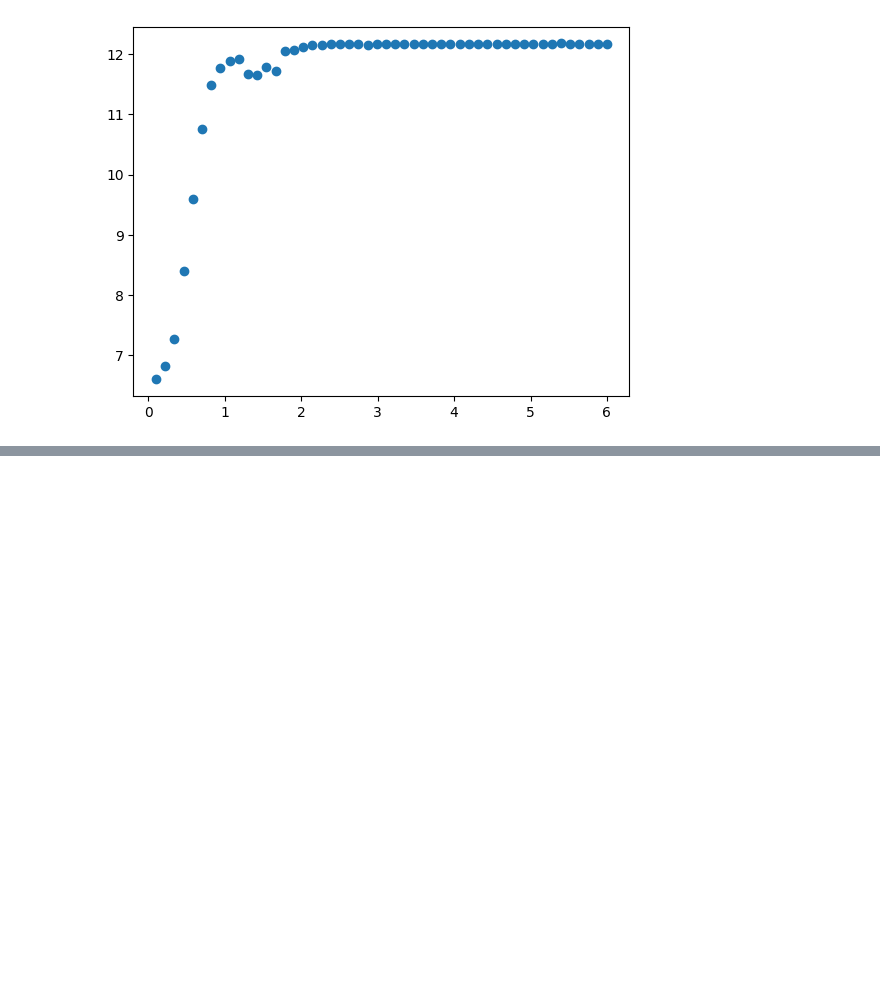
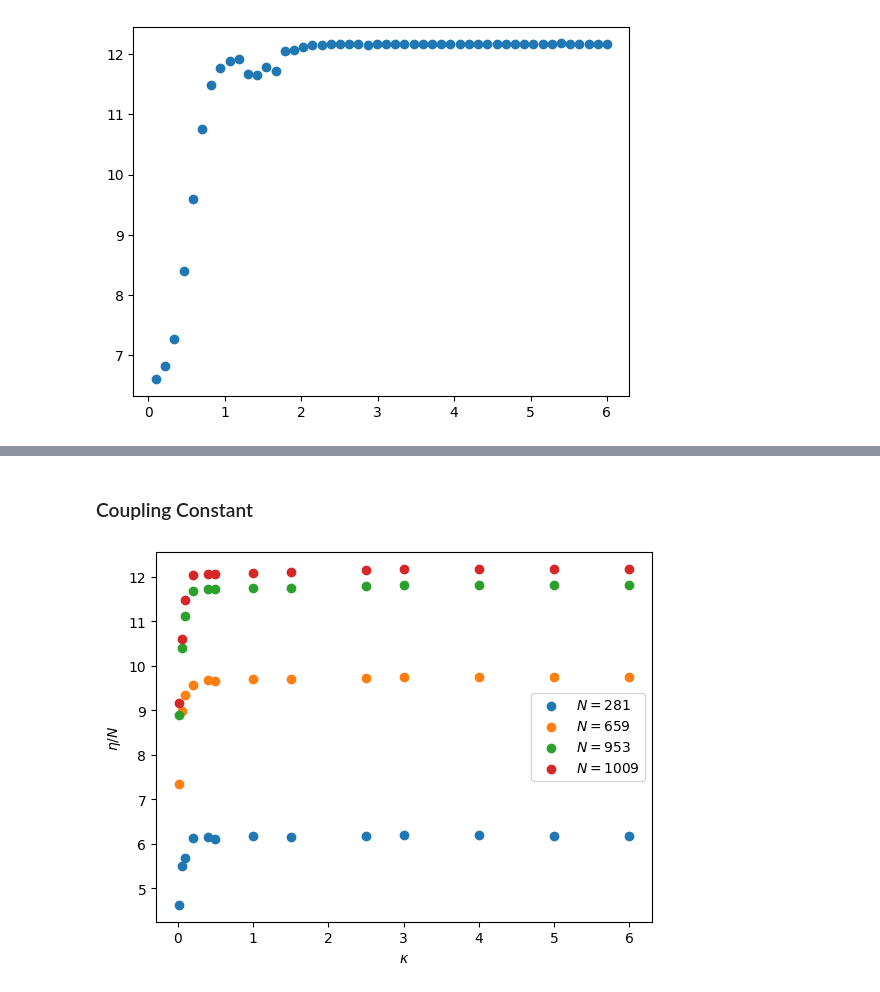
Before and after one commit to adimalz10/thesis-wigner-function, a Jupyter notebook: qkr_torus/wigner_negativity.ipynb, the cells around one changed output, grey strips where cells are left out. Saved outputs shown, nothing was run; the diff lists cells and outputs as text; code cells hidden in the pictures; blank space fills up the shorter version.

```diff
--- a/qkr_torus/wigner_negativity.ipynb
+++ b/qkr_torus/wigner_negativity.ipynb
@@ -228,0 +287,34 @@ print(eta)
+# %% [markdown]
+### Coupling Constant
+# %%
+def coupling_dependence(N, coupling):
+
+    neg = np.zeros(len(coupling))
+    for i, g in enumerate(tqdm(range(len(coupling)), desc="coupling")):
+        U = diagonalize_floquet_operator(N, 0, 0, coupling[i])
+        psi0 = localized_pos_state(N)
+        psi = time_evol(U, 10, psi0)
+        rho = np.outer(psi, psi.conj())
+        W = wigner_function(rho).real
+        neg[i] = np.sum(np.abs(W) - W)/2
+        psi0 = psi
+
+    return neg
+# %%
+kappas = np.array([0.01, 0.05, 0.1, 0.2, 0.4, 0.5, 1, 1.5, 2.5, 3, 4, 5, 6])
+neg_K1 = coupling_dependence(281, kappas)
+neg_K2 = coupling_dependence(659, kappas)
+neg_K3 = coupling_dependence(953, kappas)
+neg_K4 = coupling_dependence(1009, kappas)
+# %%
+plt.scatter(kappas, (neg_K1), label = r"$N = 281$")
+plt.scatter(kappas, (neg_K2), label = r"$N = 659$")
+plt.scatter(kappas, (neg_K3), label = r"$N = 953$")
+plt.scatter(kappas, (neg_K4), label = r"$N = 1009$")
+
+plt.xlabel(r"$\kappa$")
+plt.ylabel(r"$\eta/N$")
+plt.legend()
+plt.show()
+# %% [output]
+[figure, added]
```
Also changed, not shown: parts of 29 cells of this notebook.
